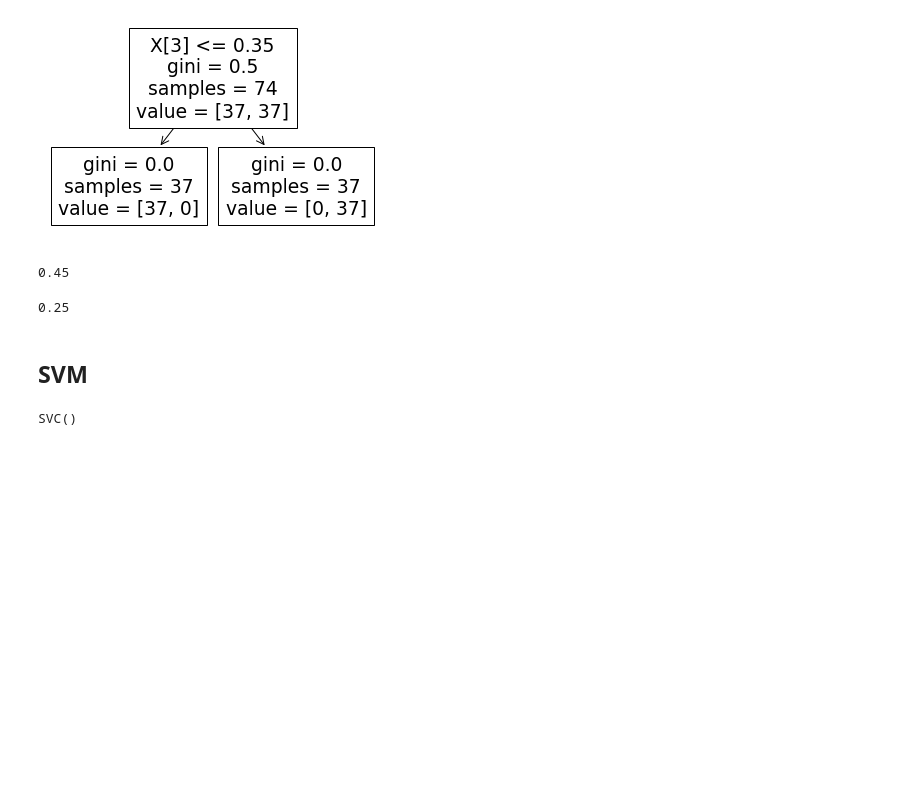
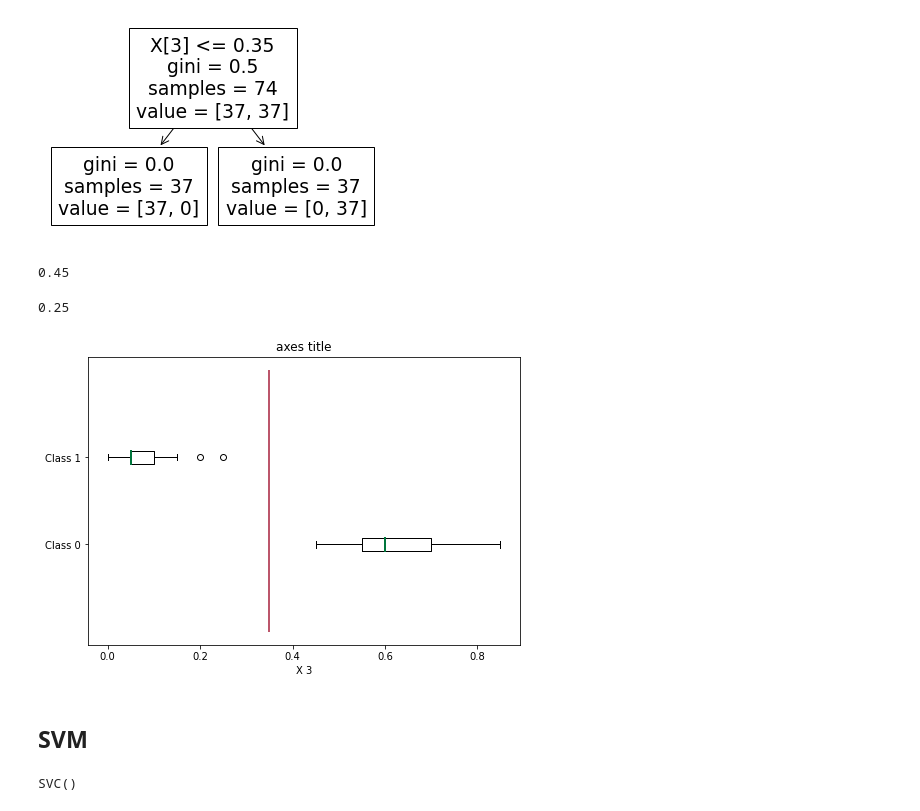
Before and after one commit to biondi-s/Improving-Machine-Learning-and-Deep-Learning-techniques-using-Quantum-Computers, a Jupyter notebook: Classic Machine and Deep Learning/Classic ML.ipynb, the cells around one changed output. Saved outputs shown, nothing was run; the diff lists cells and outputs as text; code cells hidden in the pictures; blank space fills up the shorter version.

```diff
--- a/Classic Machine and Deep Learning/Classic ML.ipynb
+++ b/Classic Machine and Deep Learning/Classic ML.ipynb
@@ -132,6 +132,27 @@ X[Y==1][:,3].min()
 X[Y==-1][:,3].max()
 # %% [output]
 0.25
+# %%
+import matplotlib.pyplot as plt
+
+data = [X[Y==1][:,3], X[Y==-1][:,3]]
+labels = ['Class 0', 'Class 1']
+
+fig = plt.figure()
+ax = fig.add_axes([0, 0, 1, 1])
+bp = ax.boxplot(data,labels=labels,vert=False)
+
+for median in bp['medians']:
+    median.set(color ='#00763C',linewidth = 2)
+
+ax.vlines(0.35,0,3, color = '#A71E3B')
+
+ax.set_title('axes title')
+ax.set_xlabel('X 3')
+#ax.set_ylabel('IRIS Class')
+plt.show()
+# %% [output]
+[figure, added]
 # %% [markdown]
 ## SVM
 # %%
```
